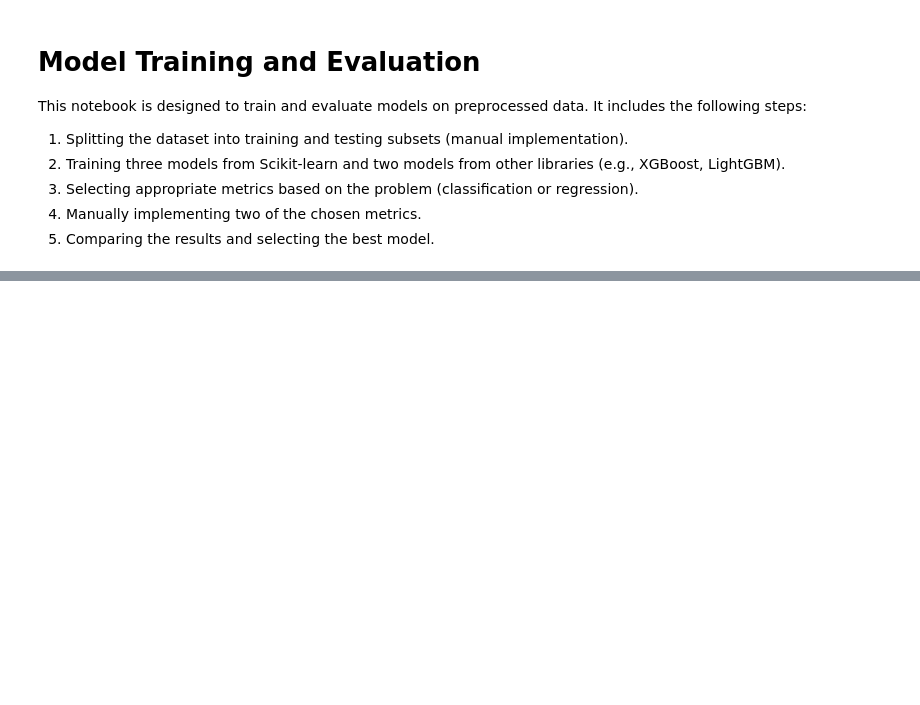
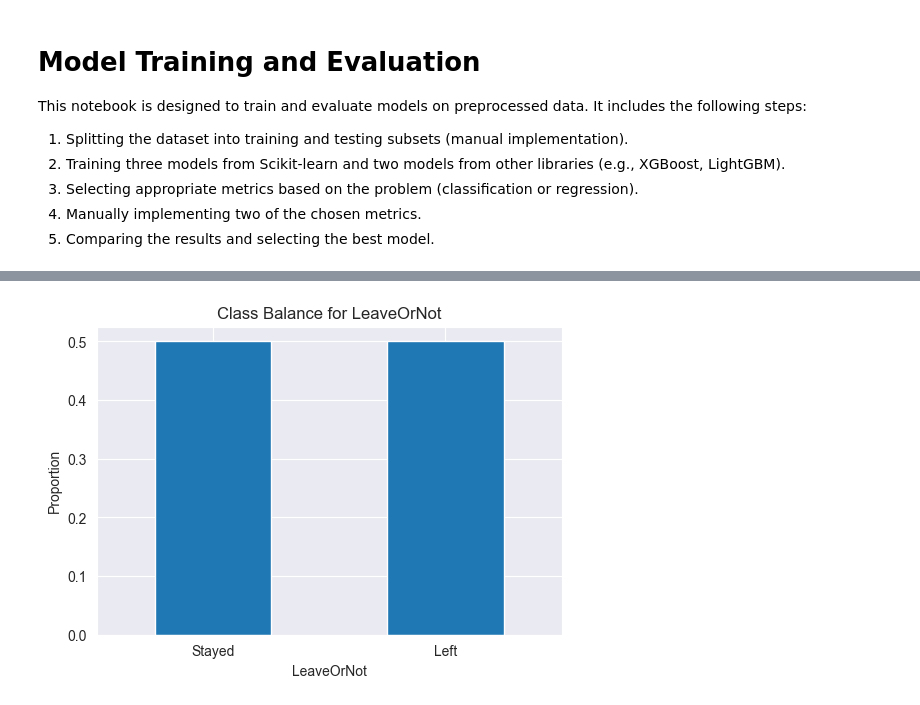
Before and after one commit to kcbojanowski/employee-leave-or-not, a Jupyter notebook: notebooks/model_training_evaluation.ipynb, the cells around one changed output, grey strips where cells are left out. Saved outputs shown, nothing was run; the diff lists cells and outputs as text; code cells hidden in the pictures; blank space fills up the shorter version.

```diff
--- a/notebooks/model_training_evaluation.ipynb
+++ b/notebooks/model_training_evaluation.ipynb
@@ -29,3 +29,16 @@ data.head()
+# %%
+class_balance = data['LeaveOrNot'].value_counts(normalize=True)
+
+# Bar chart for class balance
+plt.figure(figsize=(6, 4))
+class_balance.plot(kind='bar')
+plt.title('Class Balance for LeaveOrNot')
+plt.xlabel('LeaveOrNot')
+plt.ylabel('Proportion')
+plt.xticks([0, 1], ['Stayed', 'Left'], rotation=0)
+plt.show()
+# %% [output]
+[figure, added]
 # %%
 def manual_train_test_split(X, y, test_size=0.2, random_state=10):
     np.random.seed(random_state)
```
Also changed, not shown: parts of 5 cells of this notebook, 2 other files.
